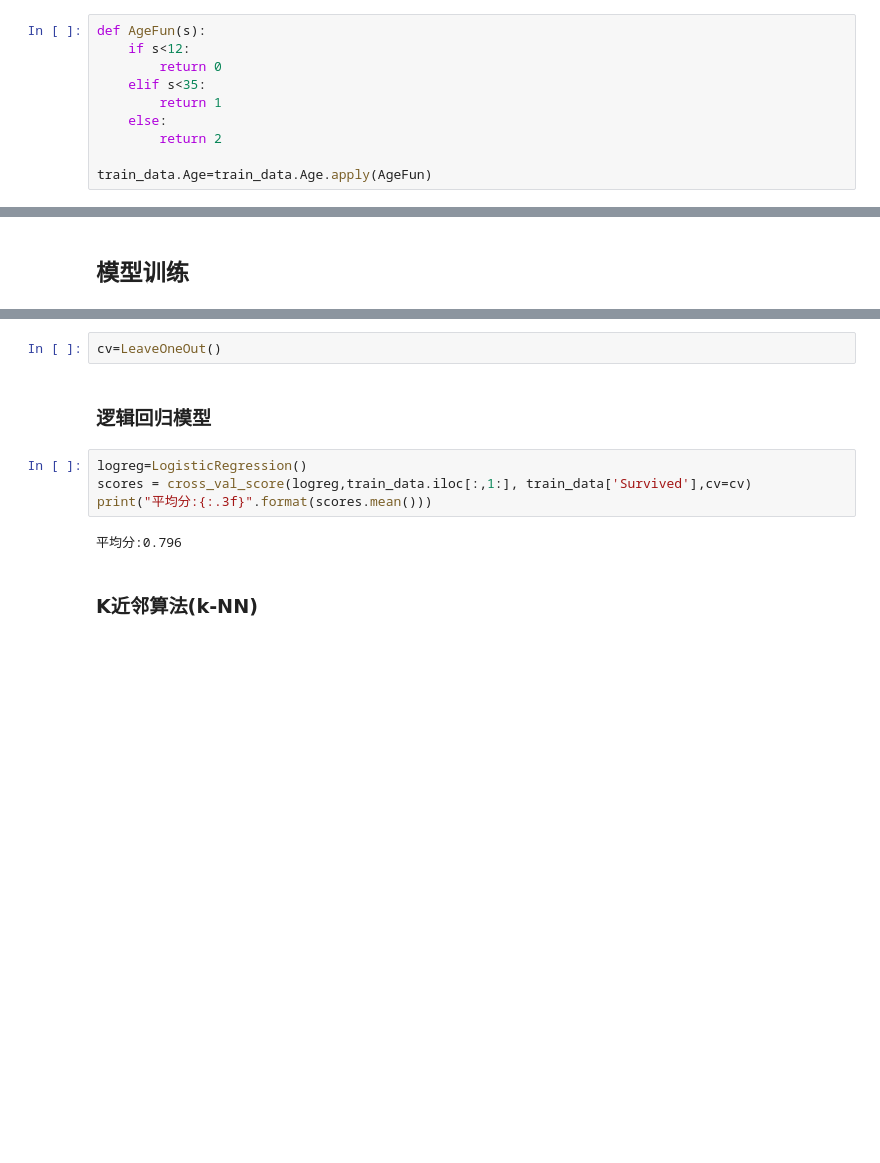
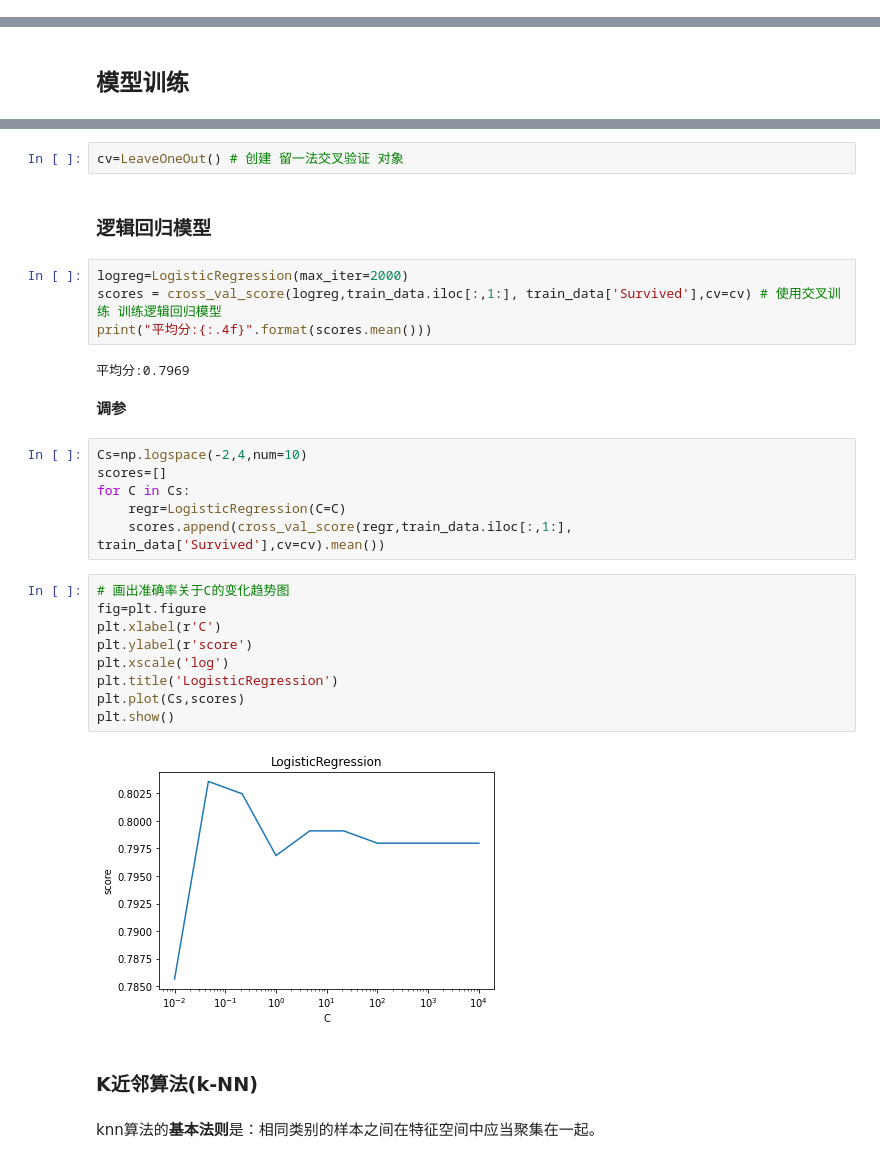
Before and after one commit to god13less/kaggle_competition, a Jupyter notebook: Titanic_MachineLearningFromDisaster/test1.ipynb, the cells around one changed output, grey strips where cells are left out. Cells and saved outputs as stored; diff of their text form; blank space fills up the shorter version.

```diff
--- a/Titanic_MachineLearningFromDisaster/test1.ipynb
+++ b/Titanic_MachineLearningFromDisaster/test1.ipynb
@@ -94,16 +96,6 @@ memory usage: 55.8+ KB
 train_data.drop(labels='Cabin',inplace=True,axis=1)# 删除 Cabin 列
 train_data['Age']=train_data['Age'].fillna(29.70) # 29.70 为 Age 列的均值。
 train_data['Embarked']=train_data['Embarked'].fillna(train_data.Embarked.mean) # 对 Age 和 Embarked 列进行平均值填充
-# %%
-def AgeFun(s):
-    if s<12:
-        return 0
-    elif s<35:
-        return 1
-    else:
-        return 2
-
-train_data.Age=train_data.Age.apply(AgeFun)
 # %% [markdown]
 ### 数据标准和归一化
 # %% [markdown]
@@ -153,16 +146,37 @@ train_data.head()
 
 如果数据集的数据量较大的话，是比较耗时的；但是，如果数据量很小的话，它的评分准确度是最高的。
 # %%
-cv=LeaveOneOut()
+cv=LeaveOneOut() # 创建 留一法交叉验证 对象
 # %% [markdown]
 ### 逻辑回归模型
 # %%
-logreg=LogisticRegression()
-scores = cross_val_score(logreg,train_data.iloc[:,1:], train_data['Survived'],cv=cv)
-print("平均分:{:.3f}".format(scores.mean()))
+logreg=LogisticRegression(max_iter=2000)
+scores = cross_val_score(logreg,train_data.iloc[:,1:], train_data['Survived'],cv=cv) # 使用交叉训练 训练逻辑回归模型
+print("平均分:{:.4f}".format(scores.mean()))
 # %% [output]
-平均分:0.796
+平均分:0.7969
+# %% [markdown]
+**调参**
+# %%
+Cs=np.logspace(-2,4,num=10)
+scores=[]
+for C in Cs:
+    regr=LogisticRegression(C=C)
+    scores.append(cross_val_score(regr,train_data.iloc[:,1:], train_data['Survived'],cv=cv).mean())
+# %%
+# 画出准确率关于C的变化趋势图
+fig=plt.figure
+plt.xlabel(r'C')
+plt.ylabel(r'score')
+plt.xscale('log')
+plt.title('LogisticRegression')
+plt.plot(Cs,scores)
+plt.show()
+# %% [output]
+[figure, added]
 # %% [markdown]
 ### K近邻算法(k-NN)
+# %% [markdown]
+knn算法的**基本法则**是：相同类别的样本之间在特征空间中应当聚集在一起。
 # %%
 knn=KNeighborsClassifier()
```
Also changed, not shown: parts of 8 cells of this notebook, 3 other files.
